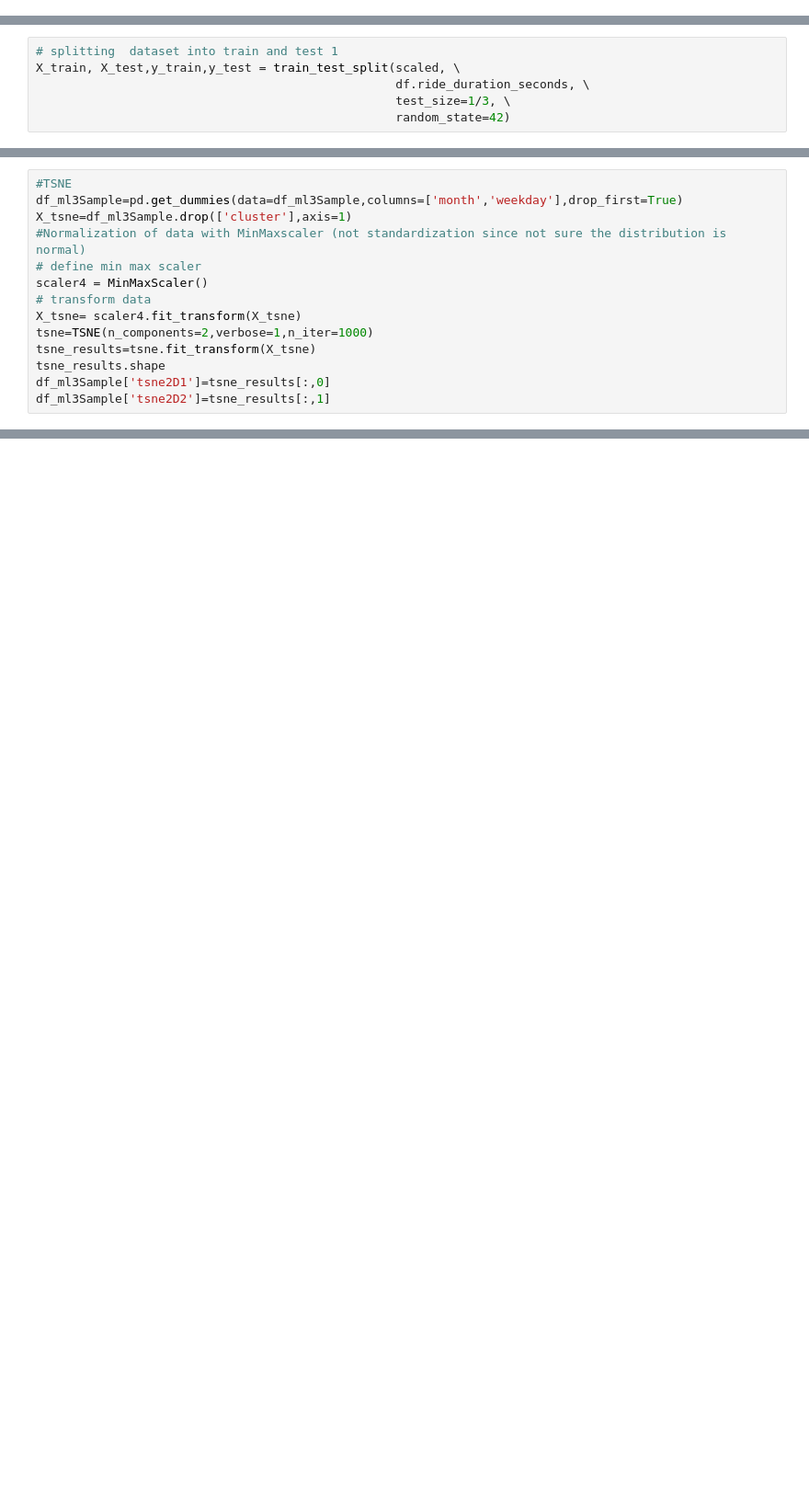
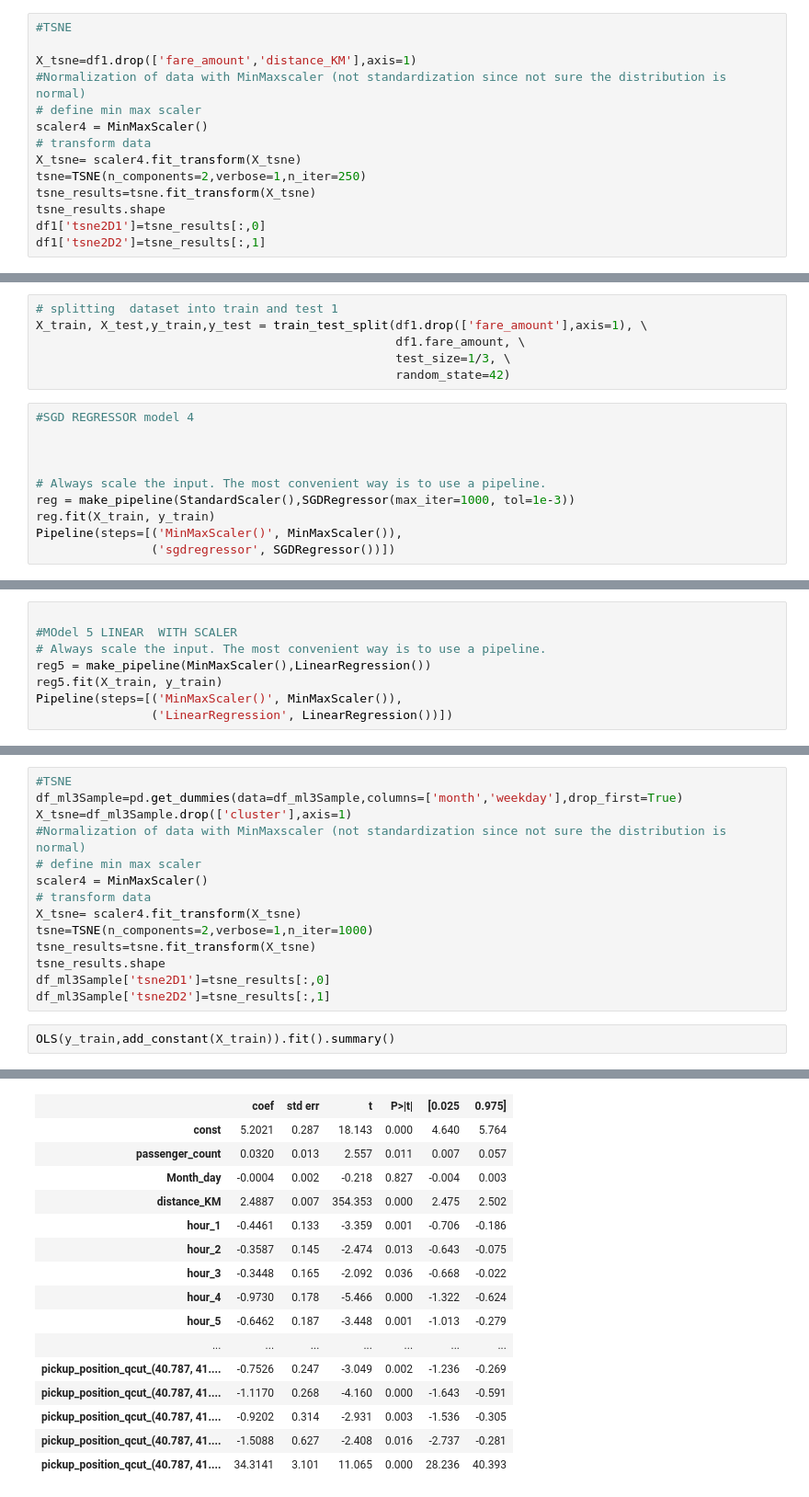
Before and after one commit to srosamont/Projects_Ironhack, a Jupyter notebook: NYC_ride_fare_modelling.ipynb, the cells around one changed output, grey strips where cells are left out. Shown at 92% size. Saved outputs shown, nothing was run; the diff lists cells and outputs as text; blank space fills up the shorter version.

```diff
--- a/NYC_ride_fare_modelling.ipynb
+++ b/NYC_ride_fare_modelling.ipynb
@@ -261,0 +463,14 @@ scaled = scaler.fit_transform(df_ml2)
+# %%
+#TSNE
+
+X_tsne=df1.drop(['fare_amount','distance_KM'],axis=1)
+#Normalization of data with MinMaxscaler (not standardization since not sure the distribution is normal)
+# define min max scaler
+scaler4 = MinMaxScaler()
+# transform data
+X_tsne= scaler4.fit_transform(X_tsne)
+tsne=TSNE(n_components=2,verbose=1,n_iter=250)
+tsne_results=tsne.fit_transform(X_tsne)
+tsne_results.shape
+df1['tsne2D1']=tsne_results[:,0]
+df1['tsne2D2']=tsne_results[:,1]
@@ -262,6 +480,16 @@ scaled = scaler.fit_transform(df_ml2)
 # %%
 # splitting  dataset into train and test 1
-X_train, X_test,y_train,y_test = train_test_split(scaled, \
-                                                  df.ride_duration_seconds, \
+X_train, X_test,y_train,y_test = train_test_split(df1.drop(['fare_amount'],axis=1), \
+                                                  df1.fare_amount, \
                                                   test_size=1/3, \
                                                   random_state=42)
+# %%
+#SGD REGRESSOR model 4
+
+
+
+# Always scale the input. The most convenient way is to use a pipeline.
+reg = make_pipeline(StandardScaler(),SGDRegressor(max_iter=1000, tol=1e-3))
+reg.fit(X_train, y_train)
+Pipeline(steps=[('MinMaxScaler()', MinMaxScaler()),
+                ('sgdregressor', SGDRegressor())])
@@ -267,0 +520,8 @@ X_train, X_test,y_train,y_test = train_test_split(scaled, \
+# %%
+
+#MOdel 5 LINEAR  WITH SCALER
+# Always scale the input. The most convenient way is to use a pipeline.
+reg5 = make_pipeline(MinMaxScaler(),LinearRegression())
+reg5.fit(X_train, y_train)
+Pipeline(steps=[('MinMaxScaler()', MinMaxScaler()),
+                ('LinearRegression', LinearRegression())])
@@ -290,3 +579,6 @@ tsne_results=tsne.fit_transform(X_tsne)
 tsne_results.shape
 df_ml3Sample['tsne2D1']=tsne_results[:,0]
 df_ml3Sample['tsne2D2']=tsne_results[:,1]
+# %%
+OLS(y_train,add_constant(X_train)).fit().summary()
+# %% [output]
@@ -292,0 +595,16 @@ df_ml3Sample['tsne2D2']=tsne_results[:,1]
+|  | coef | std err | t | P>|t| | [0.025 | 0.975] |
+| const | 5.2021 | 0.287 | 18.143 | 0.000 | 4.640 | 5.764 |
+| passenger_count | 0.0320 | 0.013 | 2.557 | 0.011 | 0.007 | 0.057 |
+| Month_day | -0.0004 | 0.002 | -0.218 | 0.827 | -0.004 | 0.003 |
+| distance_KM | 2.4887 | 0.007 | 354.353 | 0.000 | 2.475 | 2.502 |
+| hour_1 | -0.4461 | 0.133 | -3.359 | 0.001 | -0.706 | -0.186 |
+| hour_2 | -0.3587 | 0.145 | -2.474 | 0.013 | -0.643 | -0.075 |
+| hour_3 | -0.3448 | 0.165 | -2.092 | 0.036 | -0.668 | -0.022 |
+| hour_4 | -0.9730 | 0.178 | -5.466 | 0.000 | -1.322 | -0.624 |
+| hour_5 | -0.6462 | 0.187 | -3.448 | 0.001 | -1.013 | -0.279 |
+| ... | ... | ... | ... | ... | ... | ... |
+| pickup_position_qcut_(40.787, 41.... | -0.7526 | 0.247 | -3.049 | 0.002 | -1.236 | -0.269 |
+| pickup_position_qcut_(40.787, 41.... | -1.1170 | 0.268 | -4.160 | 0.000 | -1.643 | -0.591 |
+| pickup_position_qcut_(40.787, 41.... | -0.9202 | 0.314 | -2.931 | 0.003 | -1.536 | -0.305 |
+| pickup_position_qcut_(40.787, 41.... | -1.5088 | 0.627 | -2.408 | 0.016 | -2.737 | -0.281 |
+| pickup_position_qcut_(40.787, 41.... | 34.3141 | 3.101 | 11.065 | 0.000 | 28.236 | 40.393 |
```
Also changed, not shown: parts of 64 cells of this notebook.
